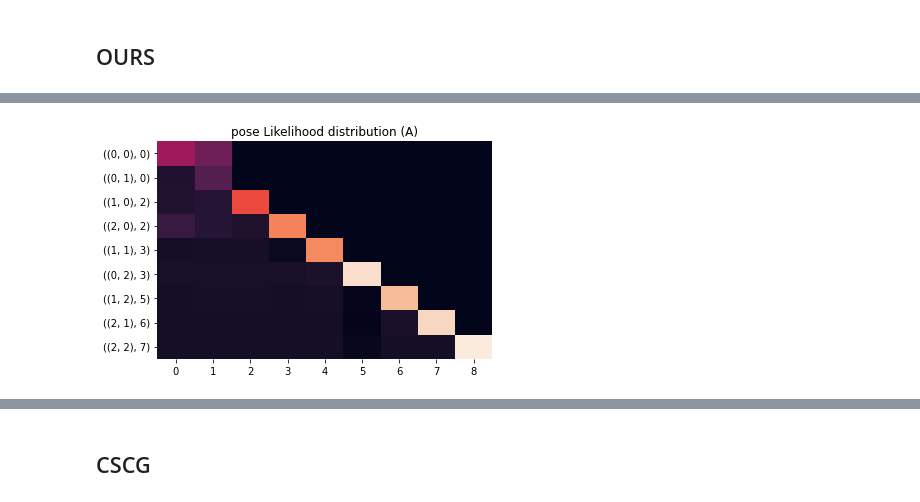
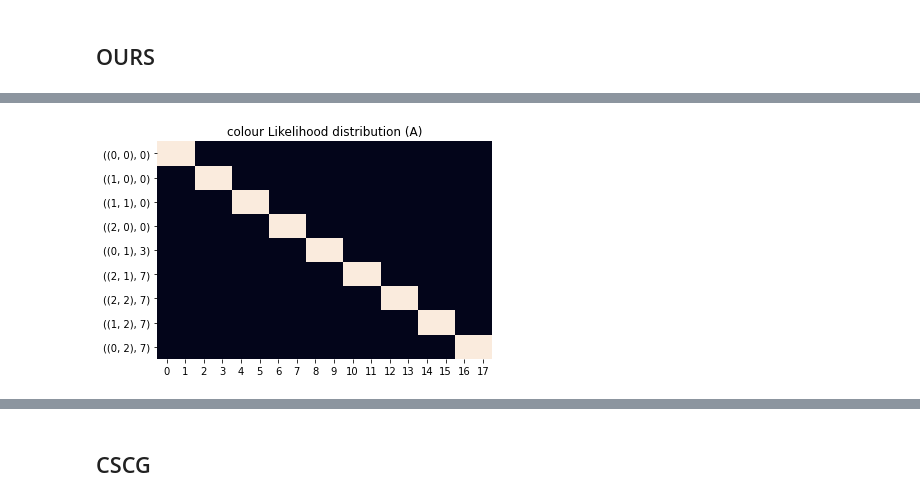
Before and after one commit to my-name-is-D/high_level_nav_planning, a Jupyter notebook: test_calls.ipynb, the cells around one changed output, grey strips where cells are left out. Cells and saved outputs as stored; diff of their text form; code cells hidden in the pictures.

Commit message:
ours_v3 pose inferred, possibility of receiving only ob, env modified to ressemble gym outputs

```diff
--- a/test_calls.ipynb
+++ b/test_calls.ipynb
@@ -430,7 +1008,7 @@ plot_transition_detailed(ours_v3_3.get_B(), actions, ours_v3_3.get_agent_state_m
 # %%
-plot_likelihood(ours_v3_3.get_A()[1], state_mapping=ours_v3_3.get_agent_state_mapping(), tittle_add='pose')
+plot_likelihood(ours_v3_3.get_A()[0], state_mapping=ours_v3_3.get_agent_state_mapping(), tittle_add='colour')
 # %% [output]
-[figure, old version]
+[figure, new version]
 # %%
 a = print_transitions(ours_v3_3.get_B(), actions)
 # %% [output]
```
Also changed, not shown: parts of 65 cells of this notebook, 9 other files.
